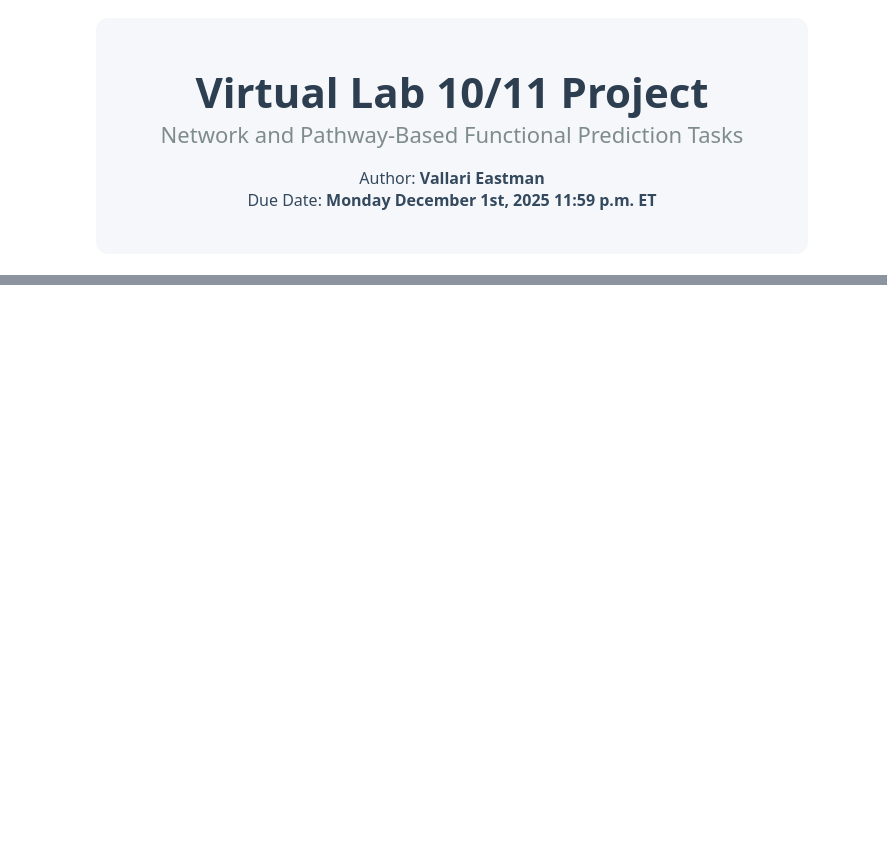
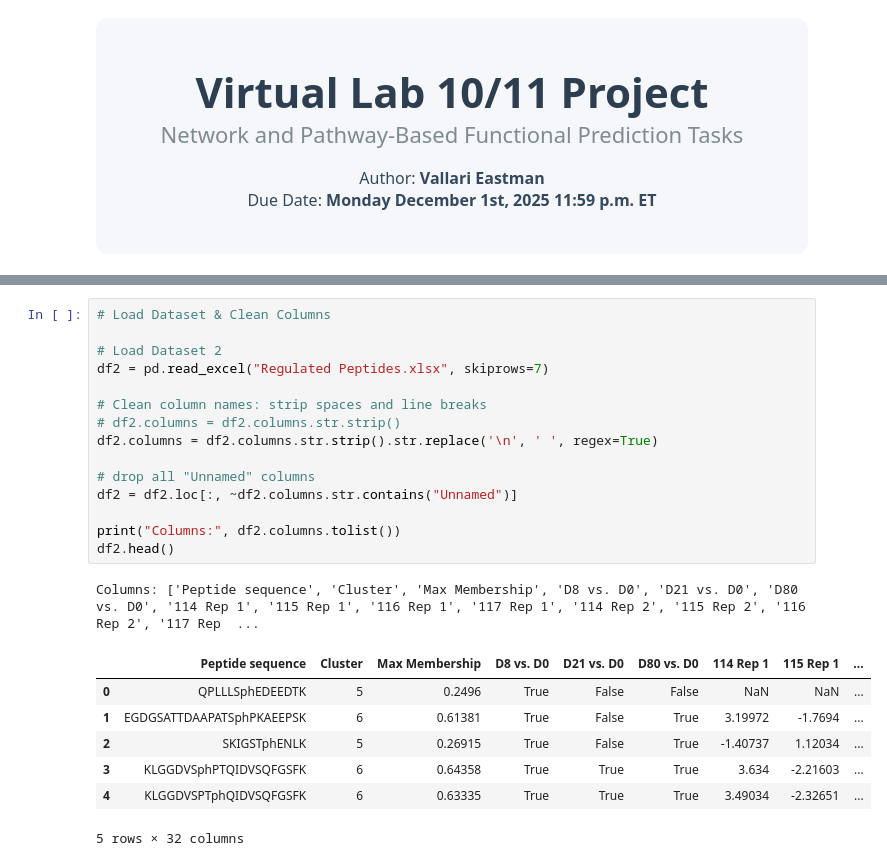
Before and after one commit to vallarieastman/Protein-Bioinformatics, a Jupyter notebook: VL10_Pathway-Based-Prediction/VL10_Pathway-Based-Prediction.ipynb, the cells around one changed output, grey strips where cells are left out. Cells and saved outputs as stored; diff of their text form; blank space fills up the shorter version.

```diff
--- a/VL10_Pathway-Based-Prediction/VL10_Pathway-Based-Prediction.ipynb
+++ b/VL10_Pathway-Based-Prediction/VL10_Pathway-Based-Prediction.ipynb
@@ -50,0 +182,24 @@
+# %%
+# Load Dataset & Clean Columns
+
+# Load Dataset 2
+df2 = pd.read_excel("Regulated Peptides.xlsx", skiprows=7)
+
+# Clean column names: strip spaces and line breaks
+# df2.columns = df2.columns.str.strip()
+df2.columns = df2.columns.str.strip().str.replace('\n', ' ', regex=True)
+
+# drop all "Unnamed" columns
+df2 = df2.loc[:, ~df2.columns.str.contains("Unnamed")]
+
+print("Columns:", df2.columns.tolist())
+df2.head()
+# %% [output]
+Columns: ['Peptide sequence', 'Cluster', 'Max Membership', 'D8 vs. D0', 'D21 vs. D0', 'D80 vs. D0', '114 Rep 1', '115 Rep 1', '116 Rep 1', '117 Rep 1', '114 Rep 2', '115 Rep 2', '116 Rep 2', '117 Rep  ...
+|  | Peptide sequence | Cluster | Max Membership | D8 vs. D0 | D21 vs. D0 | D80 vs. D0 | 114 Rep 1 | 115 Rep 1 | ... |
+| 0 | QPLLLSphEDEEDTK | 5 | 0.2496 | True | False | False | NaN | NaN | ... |
+| 1 | EGDGSATTDAAPATSphPKAEEPSK | 6 | 0.61381 | True | False | True | 3.19972 | -1.7694 | ... |
+| 2 | SKIGSTphENLK | 5 | 0.26915 | True | False | True | -1.40737 | 1.12034 | ... |
+| 3 | KLGGDVSphPTQIDVSQFGSFK | 6 | 0.64358 | True | True | True | 3.634 | -2.21603 | ... |
+| 4 | KLGGDVSPTphQIDVSQFGSFK | 6 | 0.63335 | True | True | True | 3.49034 | -2.32651 | ... |
+5 rows × 32 columns
```
Also changed, not shown: parts of 38 cells of this notebook, 3 other files.
